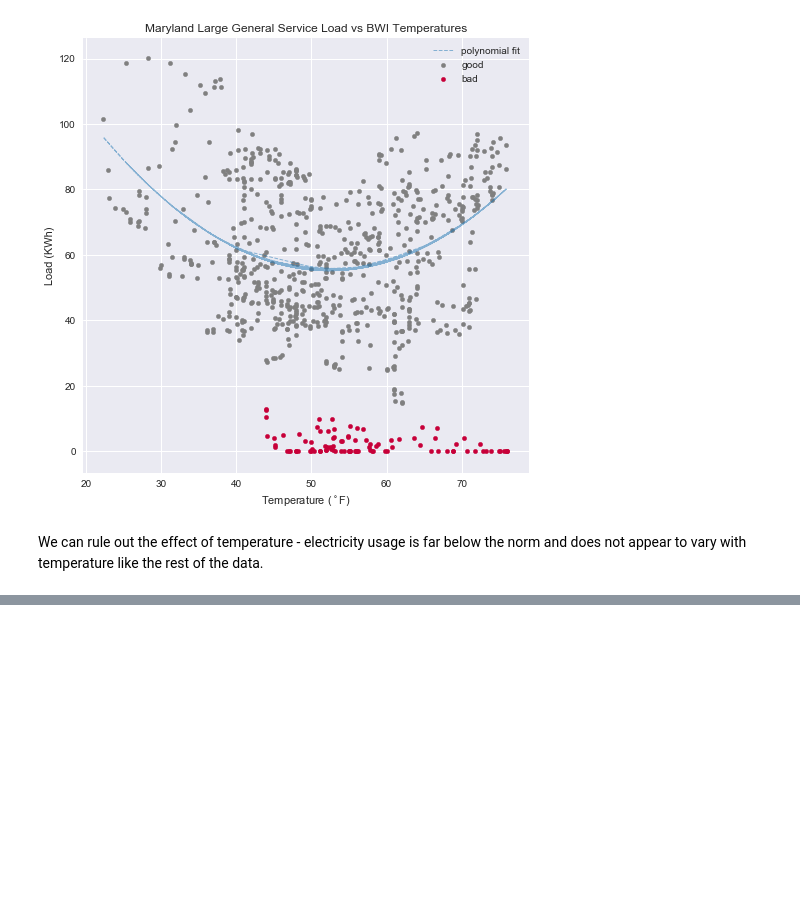
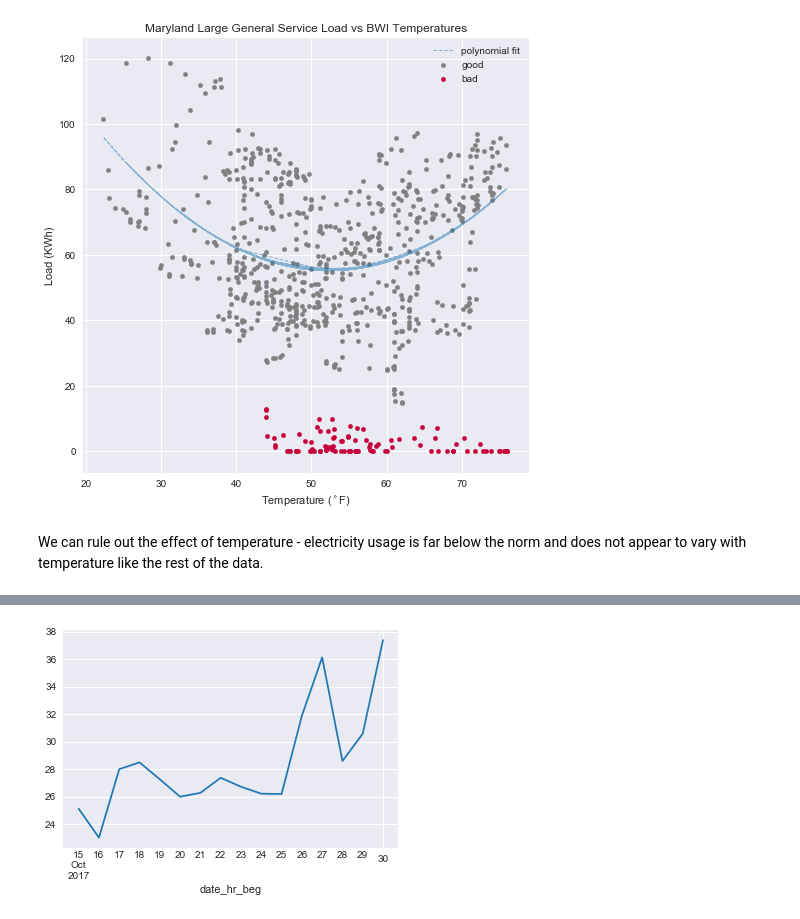
Before and after one commit to dgoodman1/delmarva-electricity-EDA, a Jupyter notebook: 02 - Delmarva Load Profiles - Visualizing the Data.ipynb, the cells around one changed output, grey strips where cells are left out. Saved outputs shown, nothing was run; the diff lists cells and outputs as text; code cells hidden in the pictures; blank space fills up the shorter version.

```diff
--- a/02 - Delmarva Load Profiles - Visualizing the Data.ipynb
+++ b/02 - Delmarva Load Profiles - Visualizing the Data.ipynb
@@ -267,0 +341,3 @@ We can rule out the effect of temperature - electricity usage is far below the n
+# %%
+combined = df.resample('D')[['load']].sum().join(metered.sum(1).rename('metered'))
+combined.head()
@@ -267,0 +352,4 @@ We can rule out the effect of temperature - electricity usage is far below the n
+# %%
+(combined.metered/combined.load).loc[:'10/30/2017'].plot();
+# %% [output]
+[figure, added]
```
Also changed, not shown: parts of 7 cells of this notebook.
